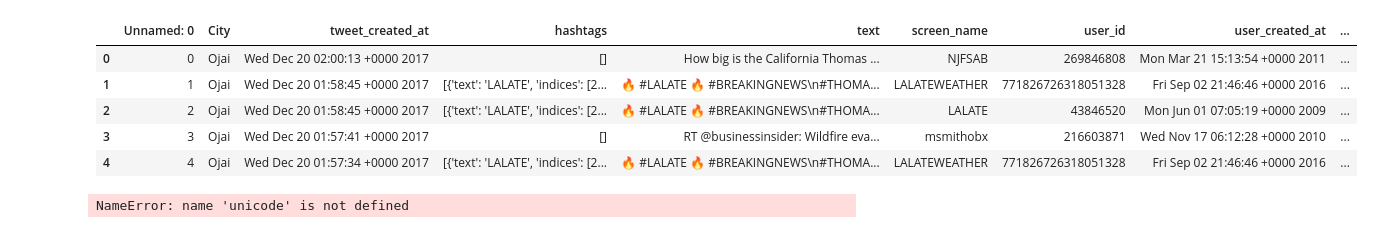
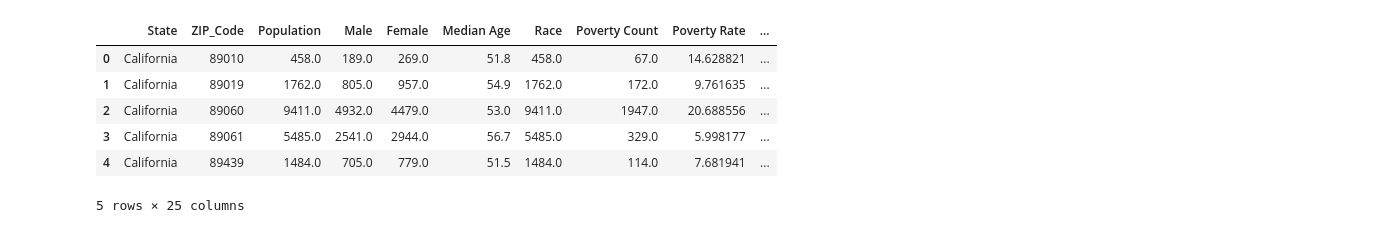
Before and after one commit to sheygarga/Project1Team6, a Jupyter notebook: Thomas_fire_sh_census.ipynb, the cells around one changed output. Cells and saved outputs as stored; diff of their text form; code cells hidden in the pictures.

```diff
--- a/Thomas_fire_sh_census.ipynb
+++ b/Thomas_fire_sh_census.ipynb
@@ -29,0 +39,8 @@ api = tweepy.API(auth, parser=tweepy.parsers.JSONParser())
+# %%
+#zipcodes in California
+c2 = Census("d44db4874d058c161a39ede962f0da972e8fa00e", year=2010)
+Calif_zipc=pd.DataFrame(c2.sf1.state_zipcode(fields="NAME",state_fips='06',zcta='*'))
+Calif_zipc=Calif_zipc.rename(columns={"NAME":"Name","state":"State","zip code tabulation area":"ZIP_Code"})
+Calif_zipc["State"]="California"
+print(len(Calif_zipc))
+Calif_zipc.head()
@@ -95,0 +114,11 @@ census_pd.head(67)
+# %%
+# Rearranging the columns
+census_pd=census_pd[['State', 'ZIP_Code', 'Population',
+       'Male', 'Female', 'Median Age', 'Race', 'Poverty Count', 'Poverty Rate',
+       'Household Income', 'Per Capita Income', 'Unemployment Count',
+       'Unemployment Rate', 'Total housing units',
+       'Median year structure built', 'Median Value ($) for Housing Units',
+        'White alone race','Black or African American alone',
+        'American Indian and Alaska Native alone', 'Asian alone','Some other race alone']]
+
+census_pd.head()
@@ -143,29 +213,10 @@ city_data=pd.read_csv('tweets_with_scores.csv')
 # %%
-city_data.head()
+census_pd_complete.head()
 # %% [output]
-|  | Unnamed: 0 | City | tweet_created_at | hashtags | text | screen_name | user_id | user_created_at | ... |
-| 0 | 0 | Ojai | Wed Dec 20 02:00:13 +0000 2017 | [] | How big is the California Thomas ... | NJFSAB | 269846808 | Mon Mar 21 15:13:54 +0000 2011 | ... |
-| 1 | 1 | Ojai | Wed Dec 20 01:58:45 +0000 2017 | [{'text': 'LALATE', 'indices': [2... | 🔥 #LALATE 🔥 #BREAKINGNEWS\n#THOMA... | LALATEWEATHER | 771826726318051328 | Fri Sep 02 21:46:46 +0000 2016 | ... |
-| 2 | 2 | Ojai | Wed Dec 20 01:58:45 +0000 2017 | [{'text': 'LALATE', 'indices': [2... | 🔥 #LALATE 🔥 #BREAKINGNEWS\n#THOMA... | LALATE | 43846520 | Mon Jun 01 07:05:19 +0000 2009 | ... |
-| 3 | 3 | Ojai | Wed Dec 20 01:57:41 +0000 2017 | [] | RT @businessinsider: Wildfire eva... | msmithobx | 216603871 | Wed Nov 17 06:12:28 +0000 2010 | ... |
-| 4 | 4 | Ojai | Wed Dec 20 01:57:34 +0000 2017 | [{'text': 'LALATE', 'indices': [2... | 🔥 #LALATE 🔥 #BREAKINGNEWS\n#THOMA... | LALATEWEATHER | 771826726318051328 | Fri Sep 02 21:46:46 +0000 2016 | ... |
+|  | State | ZIP_Code | Population | Male | Female | Median Age | Race | Poverty Count | Poverty Rate | ... |
+| 0 | California | 89010 | 458.0 | 189.0 | 269.0 | 51.8 | 458.0 | 67.0 | 14.628821 | ... |
+| 1 | California | 89019 | 1762.0 | 805.0 | 957.0 | 54.9 | 1762.0 | 172.0 | 9.761635 | ... |
+| 2 | California | 89060 | 9411.0 | 4932.0 | 4479.0 | 53.0 | 9411.0 | 1947.0 | 20.688556 | ... |
+| 3 | California | 89061 | 5485.0 | 2541.0 | 2944.0 | 56.7 | 5485.0 | 329.0 | 5.998177 | ... |
+| 4 | California | 89439 | 1484.0 | 705.0 | 779.0 | 51.5 | 1484.0 | 114.0 | 7.681941 | ... |
+5 rows × 25 columns
-# %%
-# recent tweets each time
-for tweet in city_data.iterrows(): # disects each tweet and pulls necessary info
-    text = unicode(tweet['text']) #tweet text
-    date = tweet['tweet_created_at'] #time created
-    convert_date = datetime.strptime(date, "%a %b %d %H:%M:%S %z %Y") #converts date to sortable time
-    user = tweet['user']['screen_name'] #SN of user
-    end_id = tweet['tweet_id'] # gets id of tweet to be used in loop for next 20 results
-    scores = analyzer.polarity_scores(text) # scores the text in tweet using VADER
-#             news_dict['Screen Name'].append(user) # adds SN to dict
-    news_dict['Tweet'].append(text) # adds tweet text to dict
-    news_dict['Date'].append(convert_date) # adds converted date to dict
-#             news_dict['Compound Score'].append(scores['compound'])
-#             news_dict['Positive Score'].append(scores['pos'])
-#             news_dict['Negative Score'].append(scores['neg'])
-#             news_dict['Neutral Score'].append(scores['neu'])
-#             news_dict['Tweets Ago'].append(tweets_ago)
-    tweets_ago += 1 # sets tweets ago count for next record
-# %% [output]
-NameError: name 'unicode' is not defined
```
Also changed, not shown: parts of 18 cells of this notebook, 1 other file.
